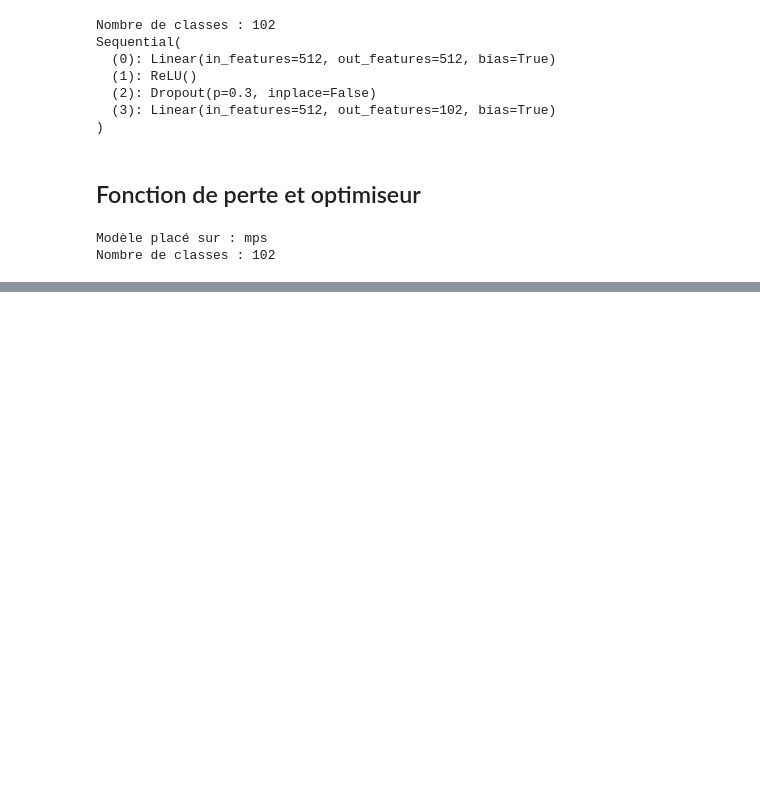
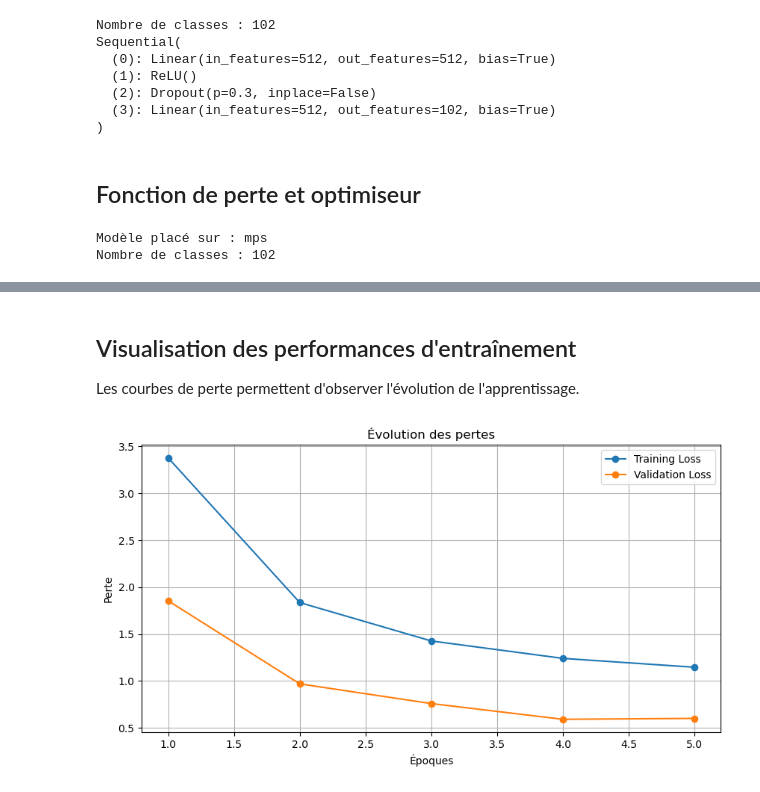
Before and after one commit to DonBos27/flowers-classification-pytorch, a Jupyter notebook: notebooks/Image Classifier Project.ipynb, the cells around one changed output, grey strips where cells are left out. Drawn from its saved outputs; the diff is of its cells as text; code cells hidden in the pictures; blank space fills up the shorter version.

Commit message:
implementer le training et la validation

```diff
--- a/notebooks/Image Classifier Project.ipynb
+++ b/notebooks/Image Classifier Project.ipynb
@@ -293,0 +410,12 @@ Nombre de classes : 102
+# %%
+checkpoint_path = project_dir / "checkpoints" / "best_resnet18.pth"
+
+history = train_model(
+    model=model,
+    dataloaders=dataloaders,
+    criterion=criterion,
+    optimizer=optimizer,
+    device=device,
+    epochs=5,
+    checkpoint_path=checkpoint_path
+)
@@ -293,0 +434,31 @@ Nombre de classes : 102
+# %% [markdown]
+## Visualisation des performances d'entraînement
+
+Les courbes de perte permettent d'observer l'évolution de l'apprentissage.
+# %%
+epochs_range = range(1, len(history["train_loss"]) + 1)
+
+plt.figure(figsize=(10, 5))
+
+plt.plot(
+    epochs_range,
+    history["train_loss"],
+    marker="o",
+    label="Training Loss"
+)
+
+plt.plot(
+    epochs_range,
+    history["valid_loss"],
+    marker="o",
+    label="Validation Loss"
+)
+
+plt.xlabel("Époques")
+plt.ylabel("Perte")
+plt.title("Évolution des pertes")
+plt.legend()
+plt.grid(True)
+plt.show()
+# %% [output]
+[figure, added]
```
Also changed, not shown: parts of 5 cells of this notebook.
